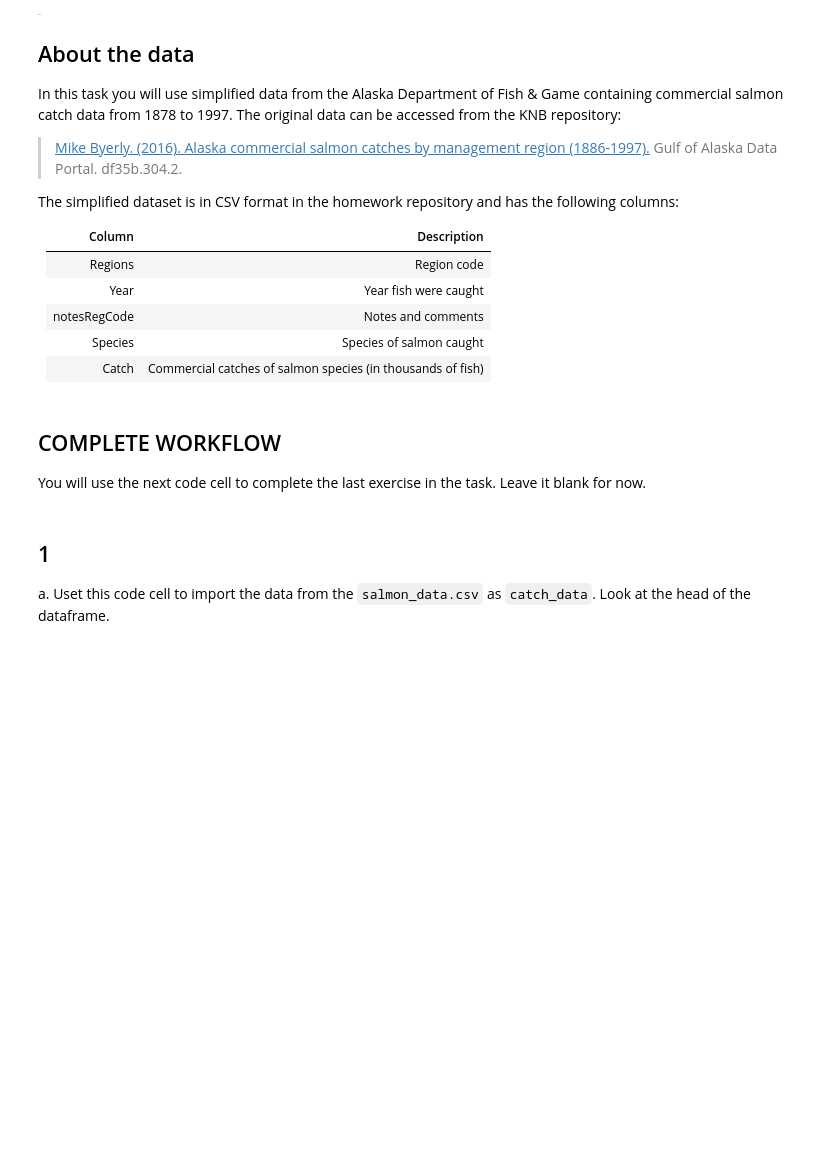
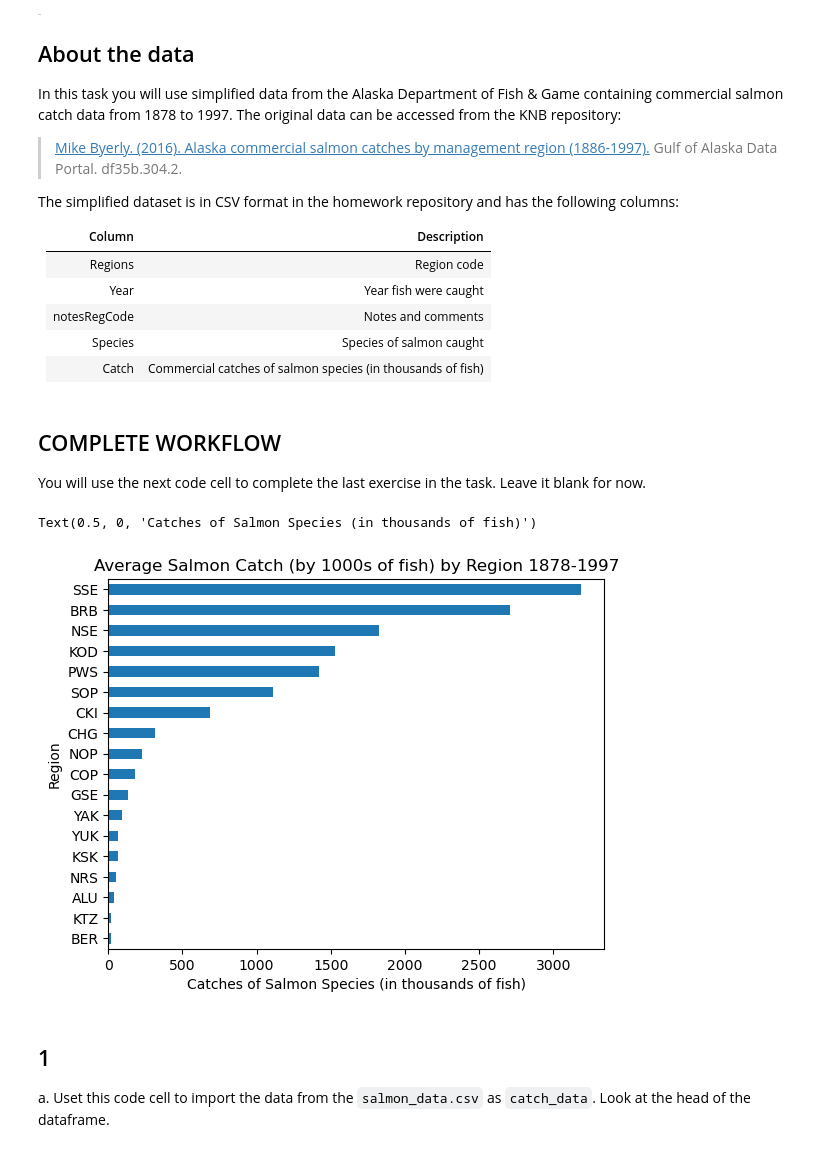
Before and after one commit to jorb1/eds220-hwk2, a Jupyter notebook: hwk2-task2-salmon-JORGENSEN.ipynb, the cells around one changed output. Drawn from its saved outputs; the diff is of its cells as text; code cells hidden in the pictures; blank space fills up the shorter version.

```diff
--- a/hwk2-task2-salmon-JORGENSEN.ipynb
+++ b/hwk2-task2-salmon-JORGENSEN.ipynb
@@ -51,24 +51,27 @@ You will use the next code cell to complete the last exercise in the task. Leave
 # %%
 # FINAL CODE
 
 import pandas as pd
-catch_data = pd.read_csv("~/MEDS/EDS-220/eds220-hwk2/data/salmon_data.csv").drop('notesRegCode', axis=1)
+catch_data = pd.read_csv("data/salmon_data.csv").drop('notesRegCode', axis=1)
 
 catch_data.at[400, "Catch"] = 1 # Update mistaken I to 1
 
 # Update Catch column to have dtype int64
 catch_data['Catch'] = catch_data['Catch'].astype('int64')
 
 # Calculate the mean catch of salmon by region, and then plot it in an understandable format
 catch_data_plot = (catch_data.groupby(['Region'])
             .mean()
             .Catch
             .sort_values()
             .plot(kind='barh',
                  title='Average Salmon Catch (by 1000s of fish) by Region 1878-1997',
                  ylabel=('Region')))
 catch_data_plot.set_ylabel(ylabel='Region')
 catch_data_plot.set_xlabel(xlabel='Catches of Salmon Species (in thousands of fish)')
+# %% [output]
+Text(0.5, 0, 'Catches of Salmon Species (in thousands of fish)')
+[figure, added]
 # %% [markdown]
 ## 1
 
```
Also changed, not shown: parts of 13 cells of this notebook, 1 other file.
